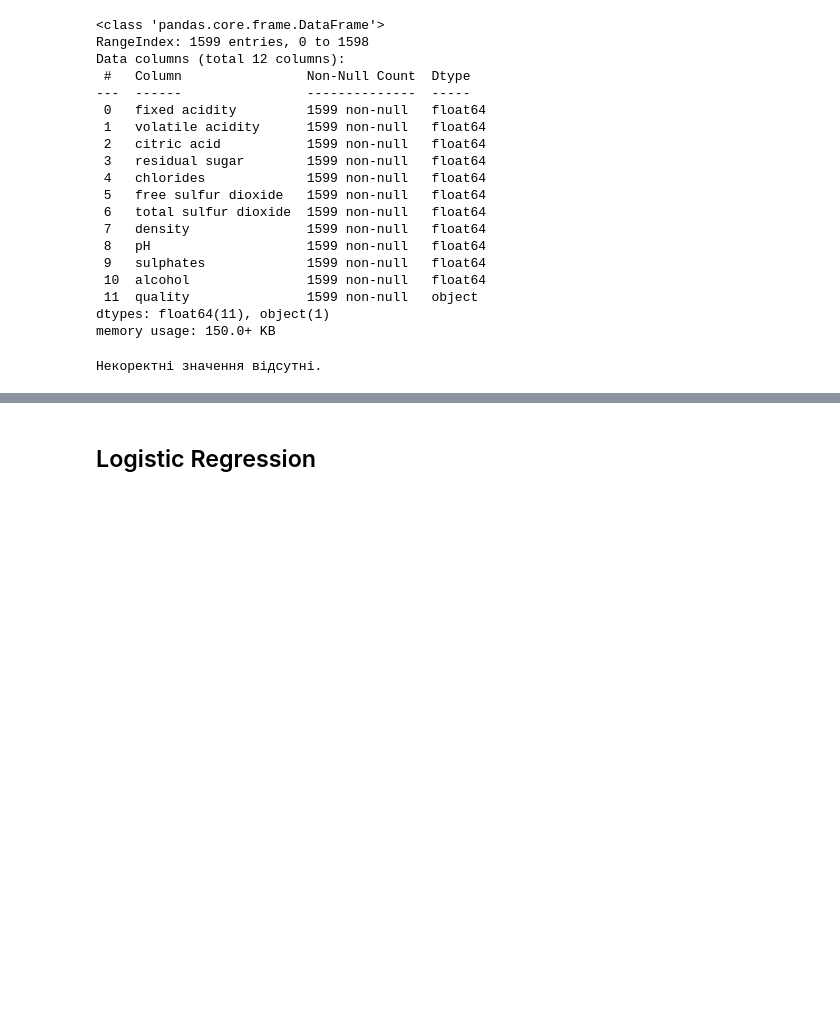
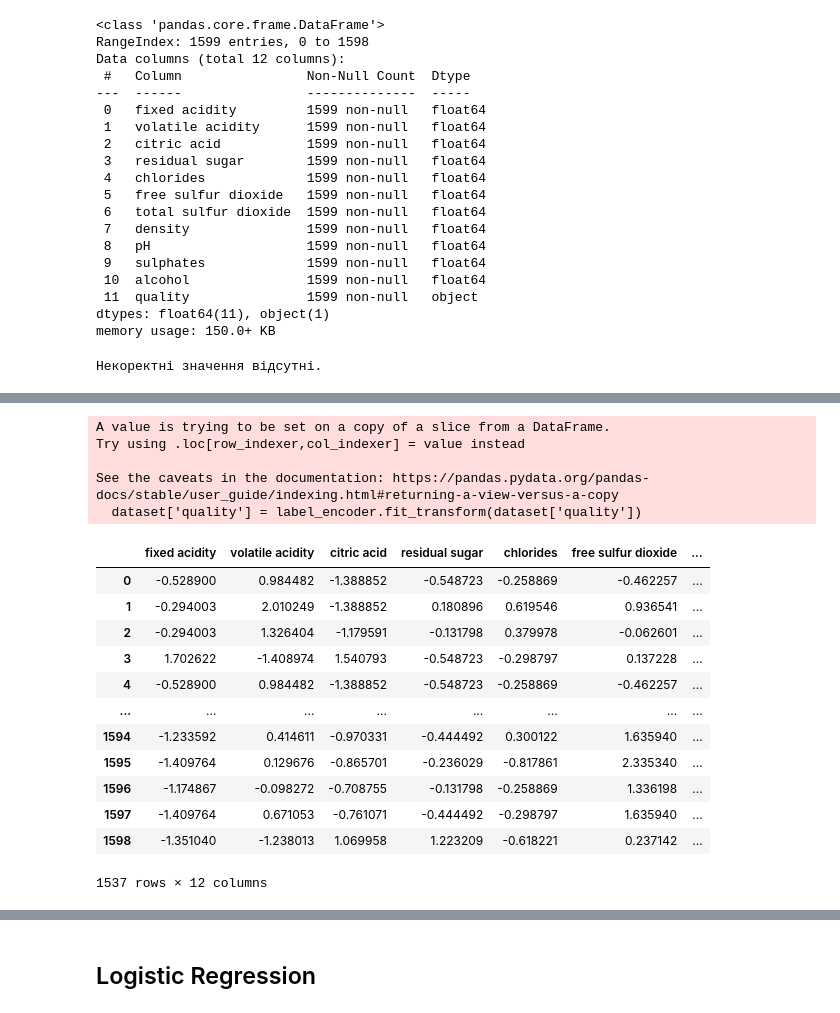
Before and after one commit to makelick/wine_quality_binary_classification, a Jupyter notebook: course_work.ipynb, the cells around one changed output, grey strips where cells are left out. Drawn from its saved outputs; the diff is of its cells as text; code cells hidden in the pictures; blank space fills up the shorter version.

```diff
--- a/course_work.ipynb
+++ b/course_work.ipynb
@@ -131,0 +107,28 @@ plt.show()
+# %%
+# Нормалізація та стандартизація числових змінних
+scaler = StandardScaler()
+dataset.loc[:, numeric_columns] = scaler.fit_transform(dataset[numeric_columns])
+
+# Кодування вихідної змінної
+label_encoder = LabelEncoder()
+dataset['quality'] = label_encoder.fit_transform(dataset['quality'])
+dataset
+# %% [output]
+A value is trying to be set on a copy of a slice from a DataFrame.
+Try using .loc[row_indexer,col_indexer] = value instead
+
+See the caveats in the documentation: https://pandas.pydata.org/pandas-docs/stable/user_guide/indexing.html#returning-a-view-versus-a-copy
+  dataset['quality'] = label_encoder.fit_transform(dataset['quality'])
+|  | fixed acidity | volatile acidity | citric acid | residual sugar | chlorides | free sulfur dioxide | ... |
+| 0 | -0.528900 | 0.984482 | -1.388852 | -0.548723 | -0.258869 | -0.462257 | ... |
+| 1 | -0.294003 | 2.010249 | -1.388852 | 0.180896 | 0.619546 | 0.936541 | ... |
+| 2 | -0.294003 | 1.326404 | -1.179591 | -0.131798 | 0.379978 | -0.062601 | ... |
+| 3 | 1.702622 | -1.408974 | 1.540793 | -0.548723 | -0.298797 | 0.137228 | ... |
+| 4 | -0.528900 | 0.984482 | -1.388852 | -0.548723 | -0.258869 | -0.462257 | ... |
+| ... | ... | ... | ... | ... | ... | ... | ... |
+| 1594 | -1.233592 | 0.414611 | -0.970331 | -0.444492 | 0.300122 | 1.635940 | ... |
+| 1595 | -1.409764 | 0.129676 | -0.865701 | -0.236029 | -0.817861 | 2.335340 | ... |
+| 1596 | -1.174867 | -0.098272 | -0.708755 | -0.131798 | -0.258869 | 1.336198 | ... |
+| 1597 | -1.409764 | 0.671053 | -0.761071 | -0.444492 | -0.298797 | 1.635940 | ... |
+| 1598 | -1.351040 | -1.238013 | 1.069958 | 1.223209 | -0.618221 | 0.237142 | ... |
+1537 rows × 12 columns
```
Also changed, not shown: parts of 11 cells of this notebook.
